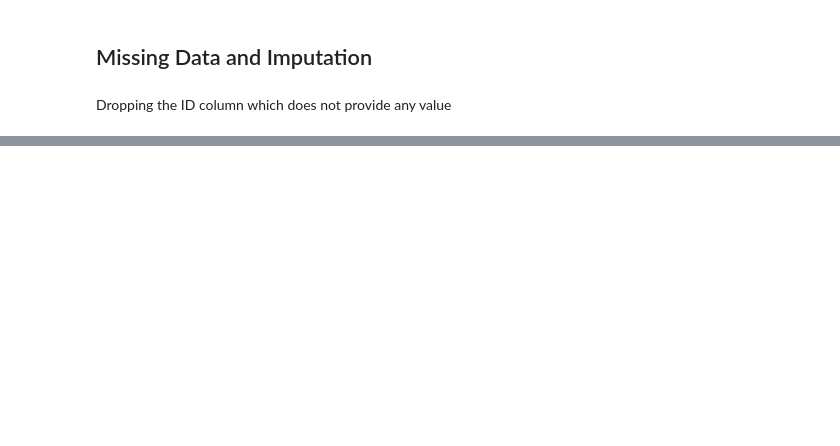
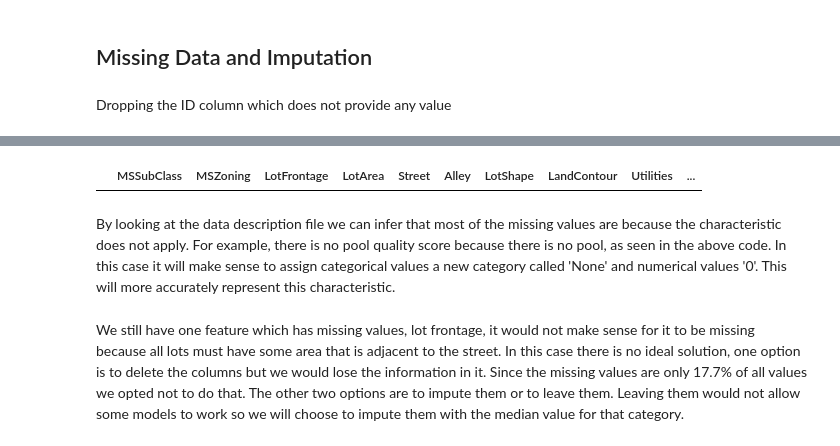
Before and after one commit to DanEllen/House-Prices-Advanced-Regression-Techniques, a Jupyter notebook: Machine_Learning_Code.ipynb, the cells around one changed output, grey strips where cells are left out. Saved outputs shown, nothing was run; the diff lists cells and outputs as text; code cells hidden in the pictures; blank space fills up the shorter version.

```diff
--- a/Machine_Learning_Code.ipynb
+++ b/Machine_Learning_Code.ipynb
@@ -143,0 +163,7 @@ full.columns[full.isna().any()].to_list()
+# %%
+# Testing to see if there is any missing pool quality score when the pool area is larger then 0 (where there is a pool)
+full[(full['PoolQC'].isna()) & (full['PoolArea'] > 0)]
+# %% [output]
+|  | MSSubClass | MSZoning | LotFrontage | LotArea | Street | Alley | LotShape | LandContour | Utilities | ... |
+# %% [markdown]
+By looking at the data description file we can infer that most of the missing values are because the characteristic does not apply. For example, there is no pool quality score because there is no pool, as seen in the above code. In this case it will make sense to assign categorical values a new category called 'None' and numerical values '0'. This will more accurately represent this characteristic.
@@ -143,0 +200,2 @@ full.columns[full.isna().any()].to_list()
+# %% [markdown]
+We still have one feature which has missing values, lot frontage, it would not make sense for it to be missing because all lots must have some area that is adjacent to the street. In this case there is no ideal solution, one option is to delete the columns but we would lose the information in it. Since the missing values are only 17.7% of all values we opted not to do that. The other two options are to impute them or to leave them. Leaving them would not allow some models to work so we will choose to impute them with the median value for that category.
```
Also changed, not shown: parts of 12 cells of this notebook, 2 other files.
